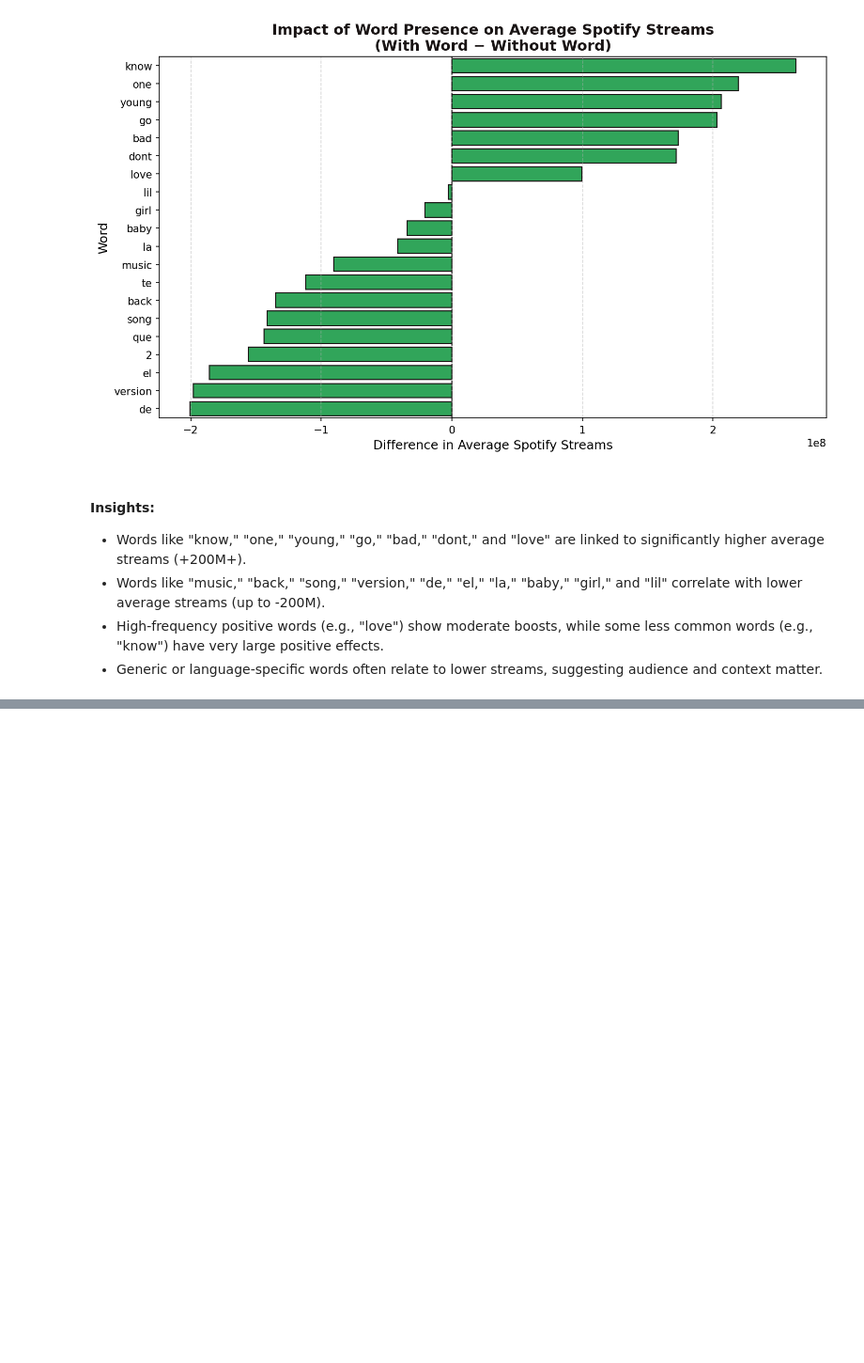
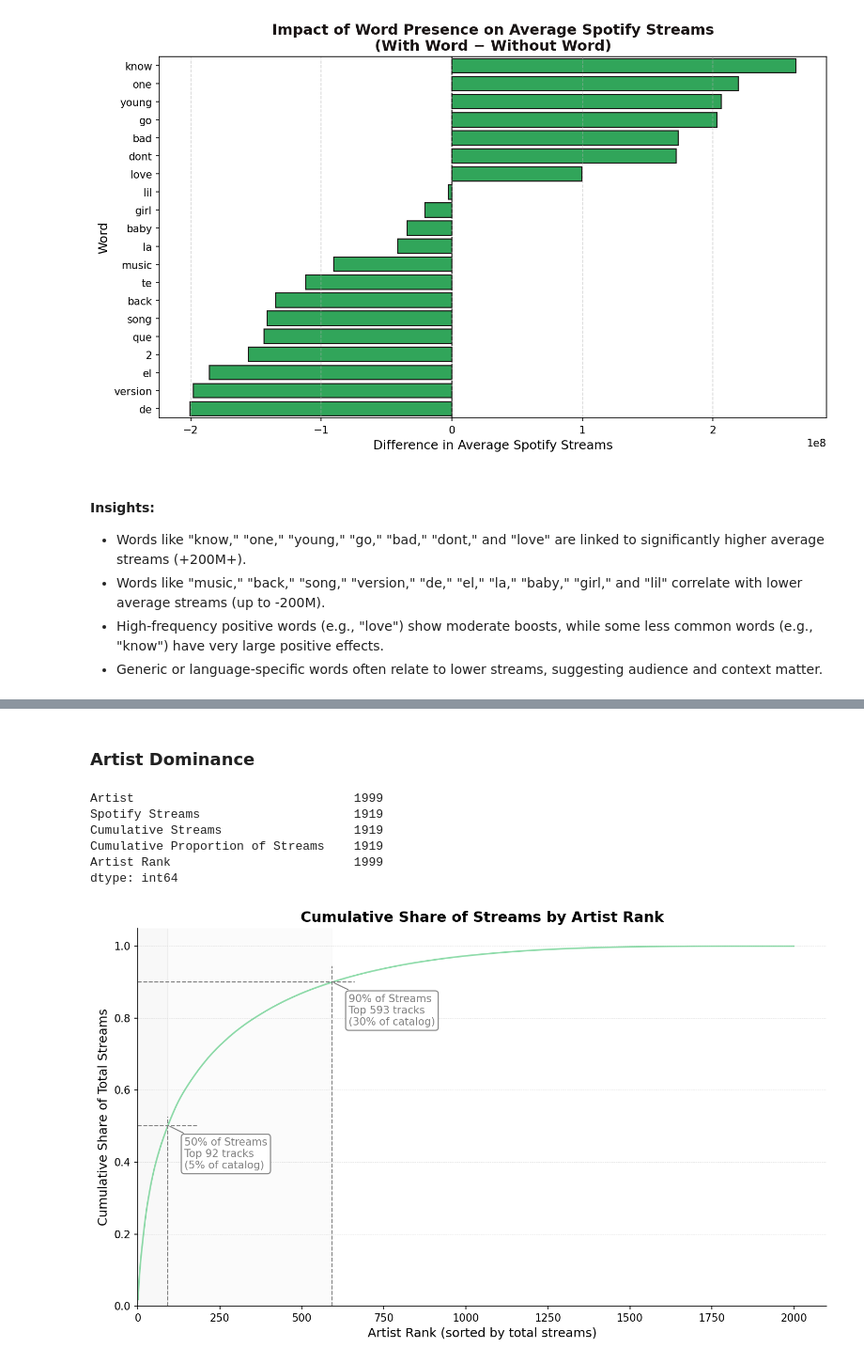
Before and after one commit to mani-atwal/Most-Streamed-Spotify-Songs-2024-Exploratory-Data-Analysis, a Jupyter notebook: final_project.ipynb, the cells around one changed output, grey strips where cells are left out. Shown at 94% size. Drawn from its saved outputs; the diff is of its cells as text; code cells hidden in the pictures; blank space fills up the shorter version.

```diff
--- a/final_project.ipynb
+++ b/final_project.ipynb
@@ -344,0 +441,71 @@ plt.show()
+# %% [markdown]
+### Artist Dominance
+# %%
+# Load and group by artist
+df_artist = df.groupby("Artist", as_index=False)['Spotify Streams'].sum()
+
+# Sort by total streams descending
+df_artist_sorted = df_artist.sort_values(by='Spotify Streams', ascending=False)
+df_artist_sorted['Cumulative Streams'] = df_artist_sorted['Spotify Streams'].cumsum()
+df_artist_sorted['Cumulative Proportion of Streams'] = (
+    df_artist_sorted['Cumulative Streams'] / df_artist_sorted['Spotify Streams'].sum()
+)
+df_artist_sorted = df_artist_sorted.reset_index(drop=True)
+df_artist_sorted['Artist Rank'] = df_artist_sorted.index + 1
+# %%
+df_artist_sorted.nunique()
+# %% [output]
+Artist                              1999
+Spotify Streams                     1919
+Cumulative Streams                  1919
+Cumulative Proportion of Streams    1919
+Artist Rank                         1999
+dtype: int64
+# %%
+fig, ax = plt.subplots(figsize=(10, 6), dpi=150)
+
+ax.plot(
+    df_artist_sorted['Artist Rank'],
+    df_artist_sorted['Cumulative Proportion of Streams'],
+    color='#1DB954',
+    linestyle='-',
+    alpha=0.5
+)
+
+# Annotate 50% and 90% cutoffs
+half = annotate_cutoff(
+    ax, df_artist_sorted, 0.5,
+    rank_col='Artist Rank',
+    value_col='Cumulative Proportion of Streams',
+    label='50% of Streams',
+    color='gray'
+)
+
+ninety = annotate_cutoff(
+    ax, df_artist_sorted, 0.9,
+    rank_col='Artist Rank',
+    value_col='Cumulative Proportion of Streams',
+    label='90% of Streams',
+    color='gray'
+)
+
+# Shaded regions for visual zones
+ax.axvspan(0, half, color='gray', alpha=0.05)
+ax.axvspan(half, ninety, color='gray', alpha=0.03)
+
+# Titles and labels
+ax.set_title("Cumulative Share of Streams by Artist Rank", fontsize=14, weight='bold')
+ax.set_xlabel("Artist Rank (sorted by total streams)", fontsize=12)
+ax.set_ylabel("Cumulative Share of Total Streams", fontsize=12)
+ax.set_xlim(0, None)
+ax.set_ylim(0, 1.05)
+
+ax.spines['top'].set_visible(False)
+ax.spines['right'].set_visible(False)
+
+
+plt.grid(axis='y', linestyle='--', linewidth=0.4, alpha=0.3)
+plt.tight_layout()
+plt.show()
+# %% [output]
+[figure, added]
```
Also changed, not shown: parts of 15 cells of this notebook.
